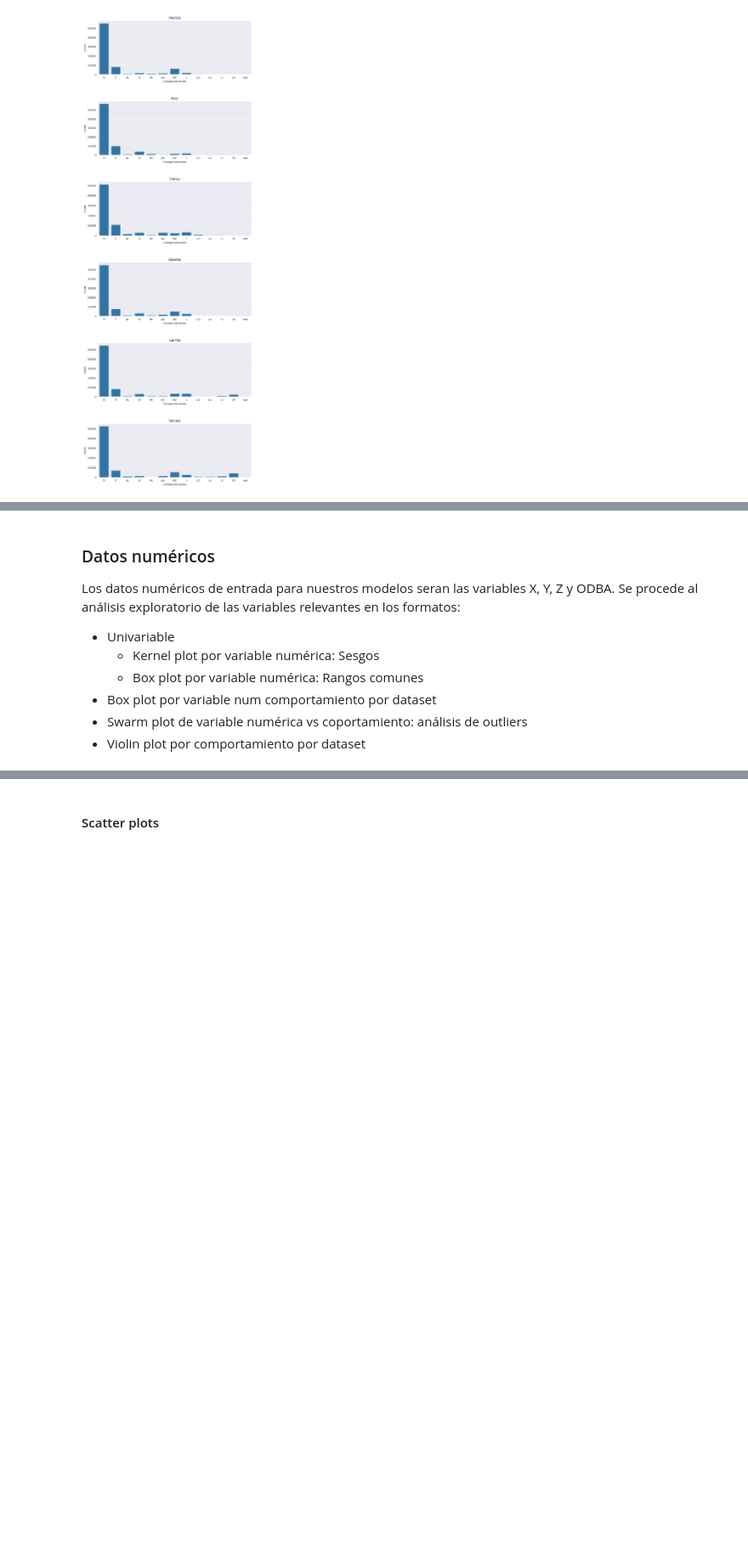
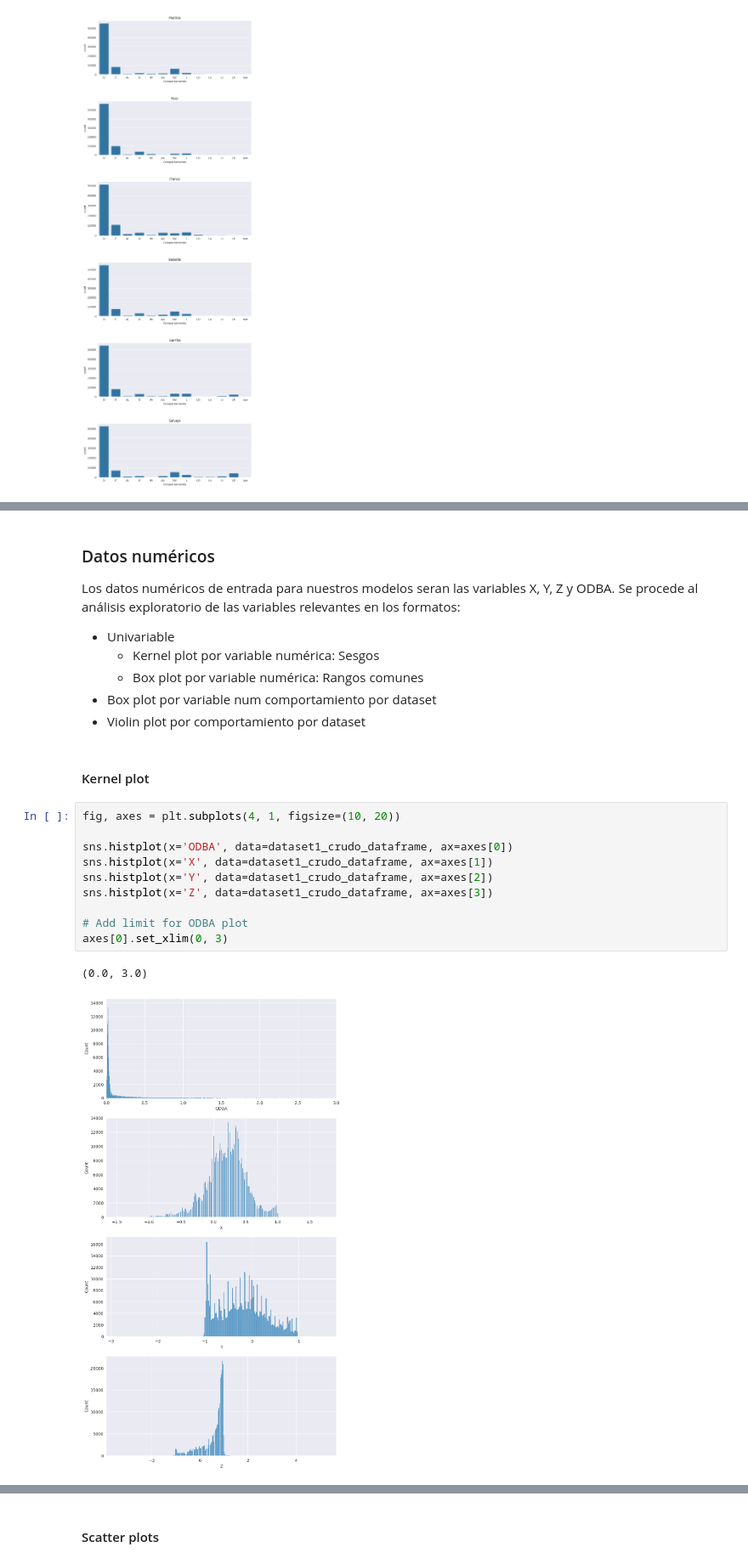
Before and after one commit to jbaez-utn/rnr-meleros, a Jupyter notebook: notebooks/1-eda-analisis-exploratorio.ipynb, the cells around one changed output, grey strips where cells are left out. Shown at 85% size. Drawn from its saved outputs; the diff is of its cells as text; blank space fills up the shorter version.

```diff
--- a/notebooks/1-eda-analisis-exploratorio.ipynb
+++ b/notebooks/1-eda-analisis-exploratorio.ipynb
@@ -488,5 +486,19 @@ Los datos numéricos de entrada para nuestros modelos seran las variables X, Y,
     - Kernel plot por variable numérica: Sesgos
     - Box plot por variable numérica: Rangos comunes
 - Box plot por variable num comportamiento por dataset
-- Swarm plot de variable numérica vs coportamiento: análisis de outliers
 - Violin plot por comportamiento por dataset
+# %% [markdown]
+#### Kernel plot
+# %%
+fig, axes = plt.subplots(4, 1, figsize=(10, 20))
+
+sns.histplot(x='ODBA', data=dataset1_crudo_dataframe, ax=axes[0])
+sns.histplot(x='X', data=dataset1_crudo_dataframe, ax=axes[1])
+sns.histplot(x='Y', data=dataset1_crudo_dataframe, ax=axes[2])
+sns.histplot(x='Z', data=dataset1_crudo_dataframe, ax=axes[3])
+
+# Add limit for ODBA plot
+axes[0].set_xlim(0, 3)
+# %% [output]
+(0.0, 3.0)
+[figure, added]
```
Also changed, not shown: parts of 21 cells of this notebook, 1 other file.
